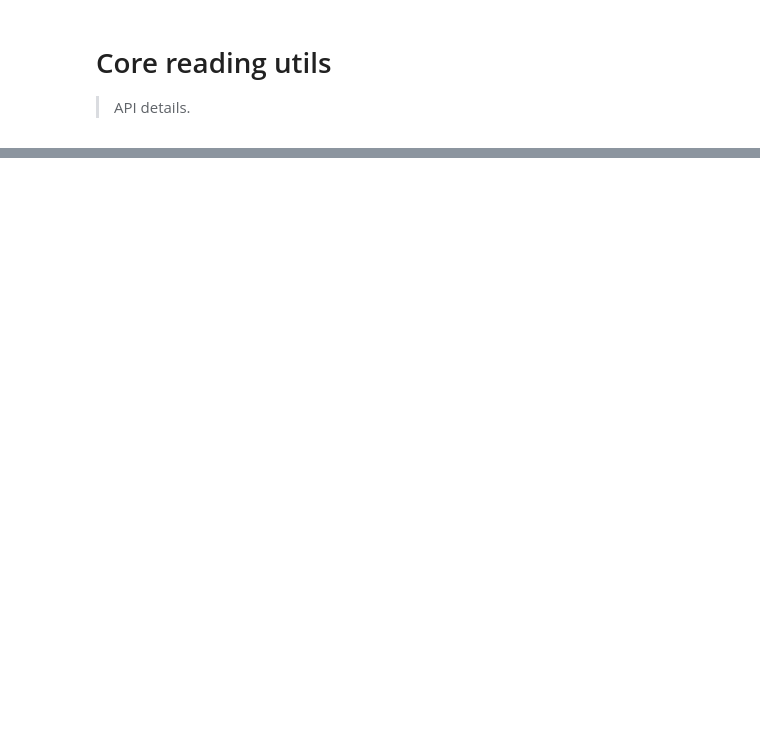
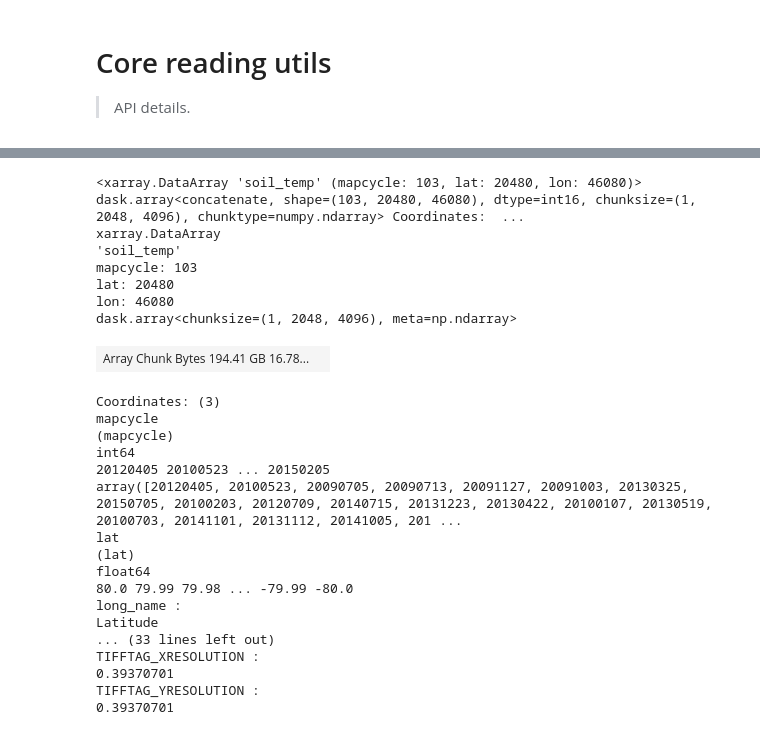
Before and after one commit to michaelaye/divinepy, a Jupyter notebook: 00_core.ipynb, the cells around one changed output, grey strips where cells are left out. Cells and saved outputs as stored; diff of their text form; code cells hidden in the pictures; blank space fills up the shorter version.

```diff
--- a/00_core.ipynb
+++ b/00_core.ipynb
@@ -83,0 +161,36 @@ Converted index.ipynb.
+# %%
+# export
+def read_mapcycles_into_stacked_array(image_paths, name, chunk_scale=2):
+    with xr.set_options(keep_attrs=True):
+        arrays = [mapcycle_to_xarray(p, chunk_scale) for p in image_paths]
+        stack = xr.concat(arrays, "mapcycle")
+        stack.name = name
+        return stack
+# %%
+read_mapcycles_into_stacked_array(fpaths, "soil_temp")
+# %% [output]
+<xarray.DataArray 'soil_temp' (mapcycle: 103, lat: 20480, lon: 46080)> dask.array<concatenate, shape=(103, 20480, 46080), dtype=int16, chunksize=(1, 2048, 4096), chunktype=numpy.ndarray> Coordinates:  ...
+xarray.DataArray
+'soil_temp'
+mapcycle: 103
+lat: 20480
+lon: 46080
+dask.array<chunksize=(1, 2048, 4096), meta=np.ndarray>
+| Array Chunk Bytes 194.41 GB 16.78... |  |
+Coordinates: (3)
+mapcycle
+(mapcycle)
+int64
+20120405 20100523 ... 20150205
+array([20120405, 20100523, 20090705, 20090713, 20091127, 20091003, 20130325, 20150705, 20100203, 20120709, 20140715, 20131223, 20130422, 20100107, 20130519, 20100703, 20141101, 20131112, 20141005, 201 ...
+lat
+(lat)
+float64
+80.0 79.99 79.98 ... -79.99 -80.0
+long_name :
+Latitude
+... (33 lines left out)
+TIFFTAG_XRESOLUTION :
+0.39370701
+TIFFTAG_YRESOLUTION :
+0.39370701
```
Also changed, not shown: parts of 11 cells of this notebook, 21 other files.
